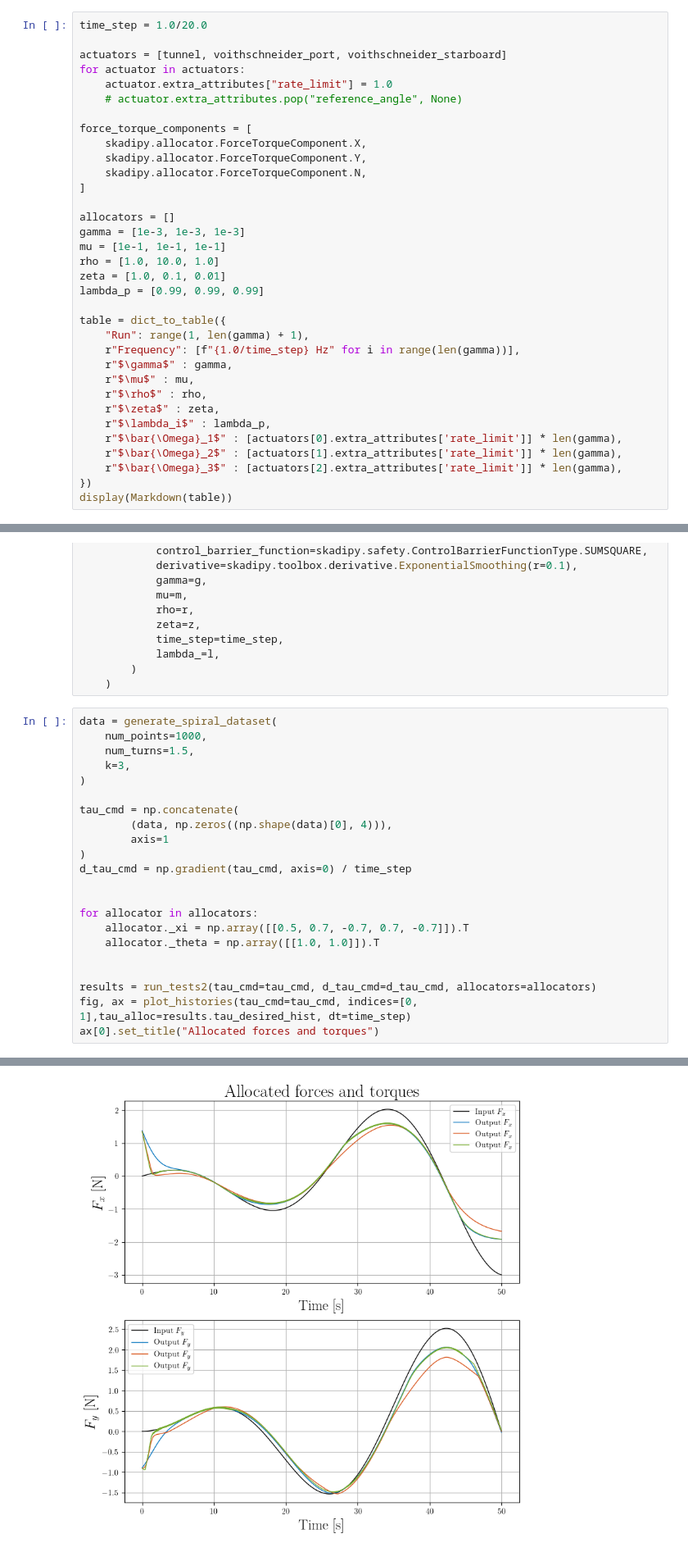
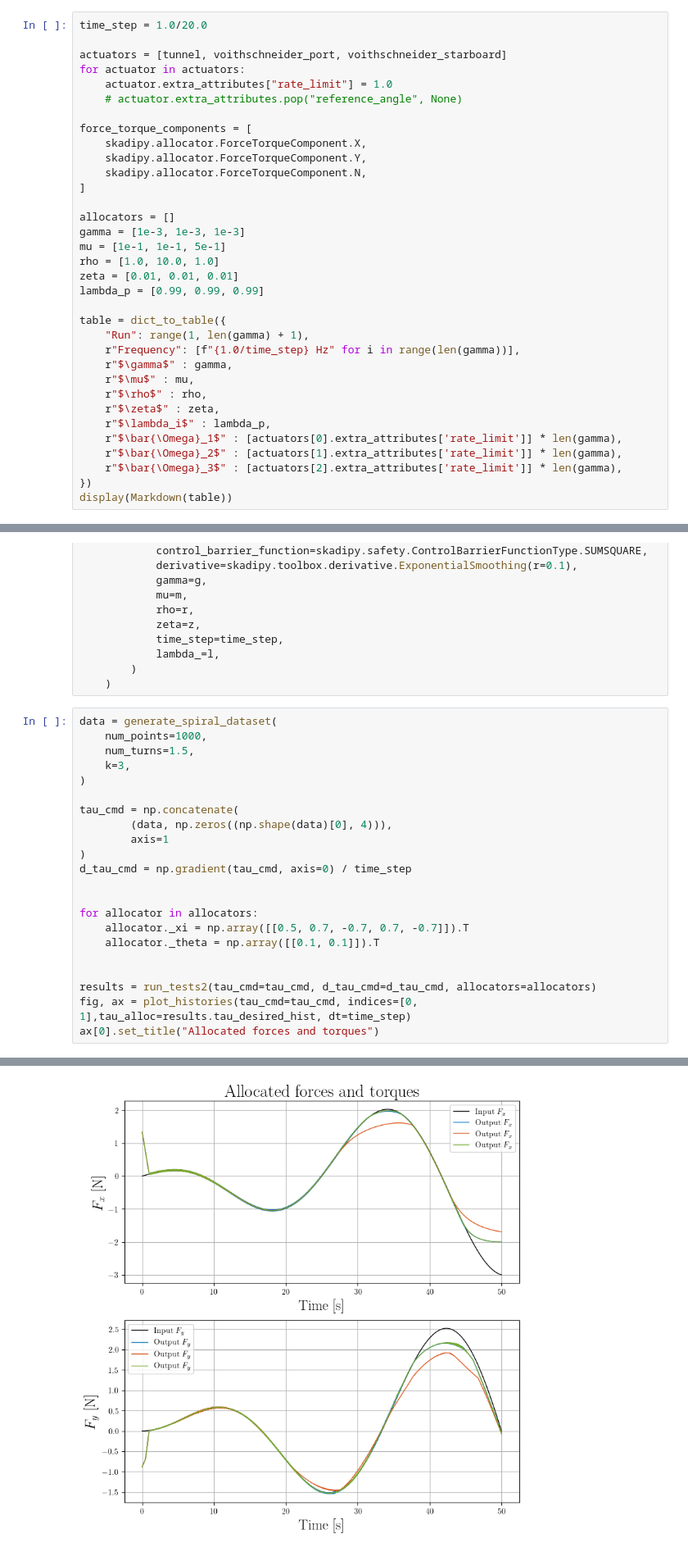
Before and after one commit to incebellipipo/skadipy, a Jupyter notebook: notebooks/020_compare_cbf_time_constant.ipynb, the cells around one changed output, grey strips where cells are left out. Shown at 82% size. Saved outputs shown, nothing was run; the diff lists cells and outputs as text.

Commit message:
feat: different values for theta

```diff
--- a/notebooks/020_compare_cbf_time_constant.ipynb
+++ b/notebooks/020_compare_cbf_time_constant.ipynb
@@ -19,9 +19,9 @@ force_torque_components = [
 
 allocators = []
 gamma = [1e-3, 1e-3, 1e-3]
-mu = [1e-1, 1e-1, 1e-1]
+mu = [1e-1, 1e-1, 5e-1]
 rho = [1.0, 10.0, 1.0]
-zeta = [1.0, 0.1, 0.01]
+zeta = [0.01, 0.01, 0.01]
 lambda_p = [0.99, 0.99, 0.99]
 
 table = dict_to_table({
@@ -63,28 +63,28 @@ for g, m, r, l, z in zip(gamma, mu, rho, lambda_p, zeta):
 # %%
 data = generate_spiral_dataset(
     num_points=1000,
     num_turns=1.5,
     k=3,
 )
 
 tau_cmd = np.concatenate(
         (data, np.zeros((np.shape(data)[0], 4))),
         axis=1
 )
 d_tau_cmd = np.gradient(tau_cmd, axis=0) / time_step
 
 
 for allocator in allocators:
     allocator._xi = np.array([[0.5, 0.7, -0.7, 0.7, -0.7]]).T
-    allocator._theta = np.array([[1.0, 1.0]]).T
+    allocator._theta = np.array([[0.1, 0.1]]).T
 
 
 results = run_tests2(tau_cmd=tau_cmd, d_tau_cmd=d_tau_cmd, allocators=allocators)
 fig, ax = plot_histories(tau_cmd=tau_cmd, indices=[0, 1],tau_alloc=results.tau_desired_hist, dt=time_step)
 ax[0].set_title("Allocated forces and torques")
 # %% [output]
 Text(0.5, 1.0, 'Allocated forces and torques')
-[figure, old version]
+[figure, new version]
 # %%
 fig, ax = plot_2d_allocation(tau_cmd=tau_cmd, allocators=allocators, tau_hist=results.tau_desired_hist, dt=time_step)
 fig.tight_layout(rect=[0.0, 0.0, 1.0, 1.0])
```
Also changed, not shown: parts of 6 cells of this notebook.
